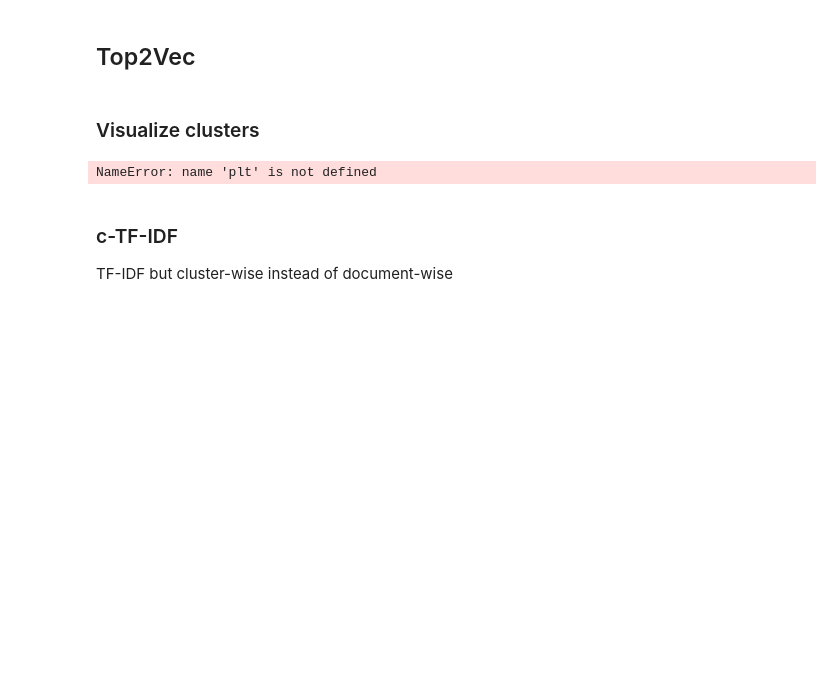
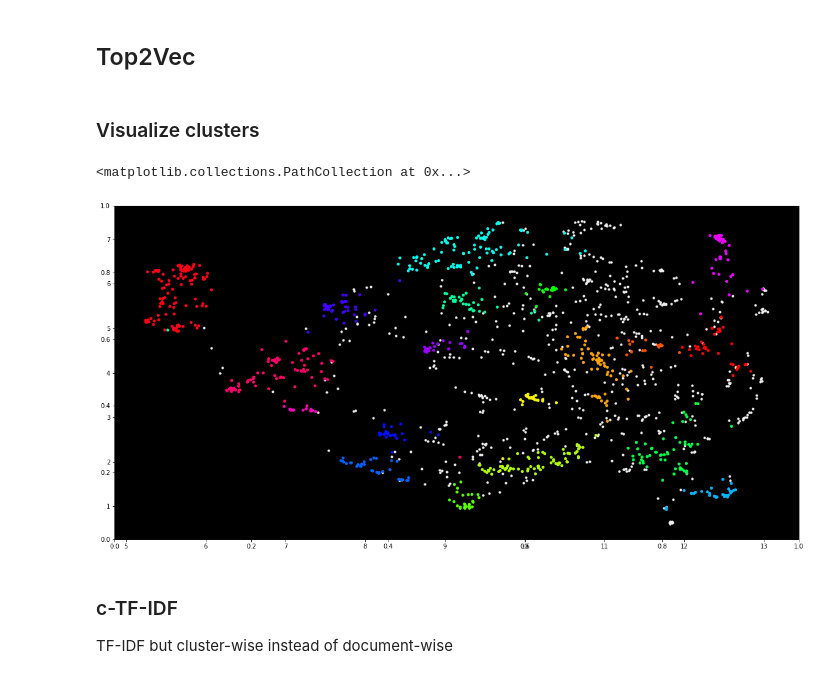
Before and after one commit to kyleiwaniec/neuro-symbolic-ai-systematic-review, a Jupyter notebook: scopus/filterd-search-results.ipynb, the cells around one changed output. Cells and saved outputs as stored; diff of their text form; code cells hidden in the pictures; blank space fills up the shorter version.

```diff
--- a/scopus/filterd-search-results.ipynb
+++ b/scopus/filterd-search-results.ipynb
@@ -389,13 +401,14 @@ result['labels'] = cluster.labels_
 # %%
 # Visualize clusters
 fig, ax = plt.subplots(figsize=(20, 10))
-ax = fig.add_subplot(facecolor='black')
+ax = fig.add_subplot(facecolor='#000000')
 outliers = result.loc[result.labels == -1, :]
 clustered = result.loc[result.labels != -1, :]
-plt.scatter(outliers.x, outliers.y, color='#BDBDBD', s=1)
-plt.scatter(clustered.x, clustered.y, c=clustered.labels, s=2, cmap='hsv_r')
+plt.scatter(outliers.x, outliers.y, color='#eeeeee', s=10)
+plt.scatter(clustered.x, clustered.y, c=clustered.labels, s=15, cmap='hsv_r')
 # %% [output]
-NameError: name 'plt' is not defined
+<matplotlib.collections.PathCollection at 0x...>
+[figure, added]
 # %% [markdown]
 ### c-TF-IDF
 TF-IDF but cluster-wise instead of document-wise
```
Also changed, not shown: parts of 1 cell of this notebook.
